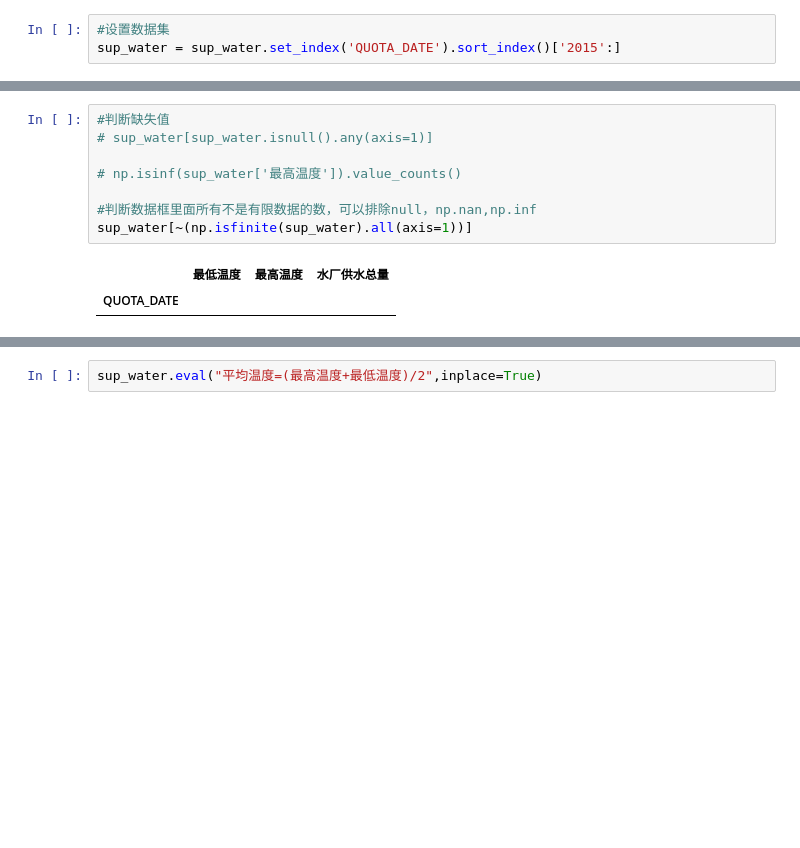
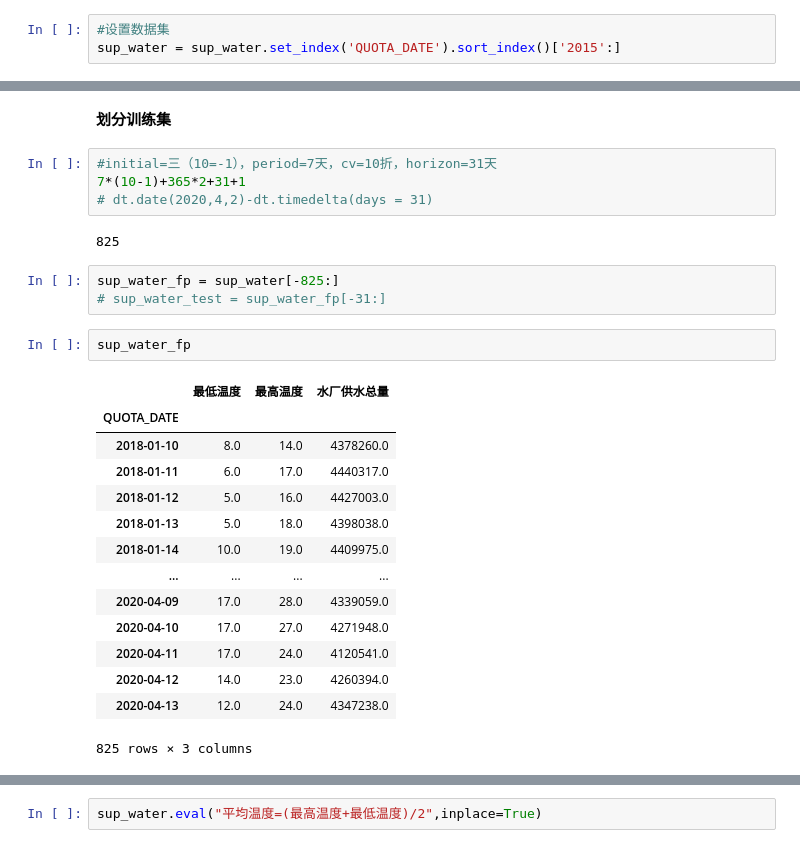
Before and after one commit to jayaston/mypyworks, a Jupyter notebook: 利用fbprophet预测新冠疫情期间的供水总量论文.ipynb, the cells around one changed output, grey strips where cells are left out. Saved outputs shown, nothing was run; the diff lists cells and outputs as text; blank space fills up the shorter version.

```diff
--- a/利用fbprophet预测新冠疫情期间的供水总量论文.ipynb
+++ b/利用fbprophet预测新冠疫情期间的供水总量论文.ipynb
@@ -48,11 +59,28 @@ sup_water['最低温度'].plot(title='最低温度')
-# %%
-#判断缺失值
-# sup_water[sup_water.isnull().any(axis=1)]
-
-# np.isinf(sup_water['最高温度']).value_counts()
-
-#判断数据框里面所有不是有限数据的数，可以排除null，np.nan,np.inf
-sup_water[~(np.isfinite(sup_water).all(axis=1))]
-# %% [output]
-|  | 最低温度 | 最高温度 | 水厂供水总量 |
-| QUOTA_DATE |  |  |  |
+# %% [markdown]
+**划分训练集**
+# %%
+#initial=三（10=-1），period=7天，cv=10折，horizon=31天
+7*(10-1)+365*2+31+1
+# dt.date(2020,4,2)-dt.timedelta(days = 31)
+# %% [output]
+825
+# %%
+sup_water_fp = sup_water[-825:]
+# sup_water_test = sup_water_fp[-31:]
+# %%
+sup_water_fp
+# %% [output]
+|  | 最低温度 | 最高温度 | 水厂供水总量 |
+| QUOTA_DATE |  |  |  |
+| 2018-01-10 | 8.0 | 14.0 | 4378260.0 |
+| 2018-01-11 | 6.0 | 17.0 | 4440317.0 |
+| 2018-01-12 | 5.0 | 16.0 | 4427003.0 |
+| 2018-01-13 | 5.0 | 18.0 | 4398038.0 |
+| 2018-01-14 | 10.0 | 19.0 | 4409975.0 |
+| ... | ... | ... | ... |
+| 2020-04-09 | 17.0 | 28.0 | 4339059.0 |
+| 2020-04-10 | 17.0 | 27.0 | 4271948.0 |
+| 2020-04-11 | 17.0 | 24.0 | 4120541.0 |
+| 2020-04-12 | 14.0 | 23.0 | 4260394.0 |
+| 2020-04-13 | 12.0 | 24.0 | 4347238.0 |
+825 rows × 3 columns
```
Also changed, not shown: parts of 5 cells of this notebook, 6 other files.
